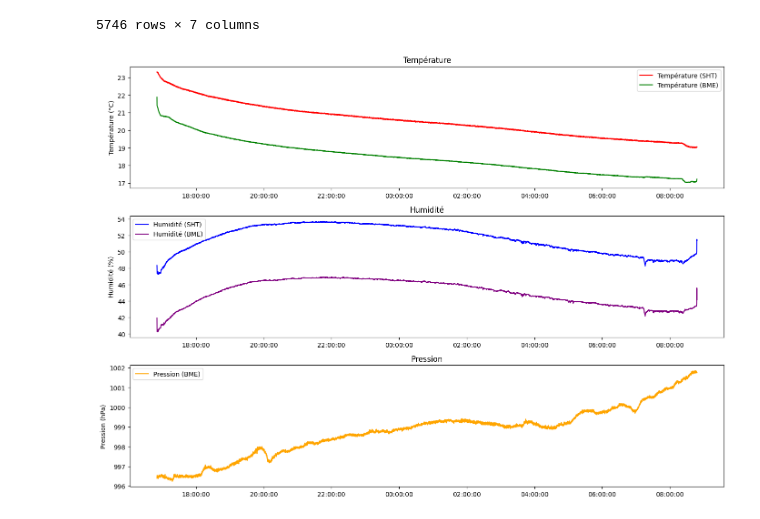
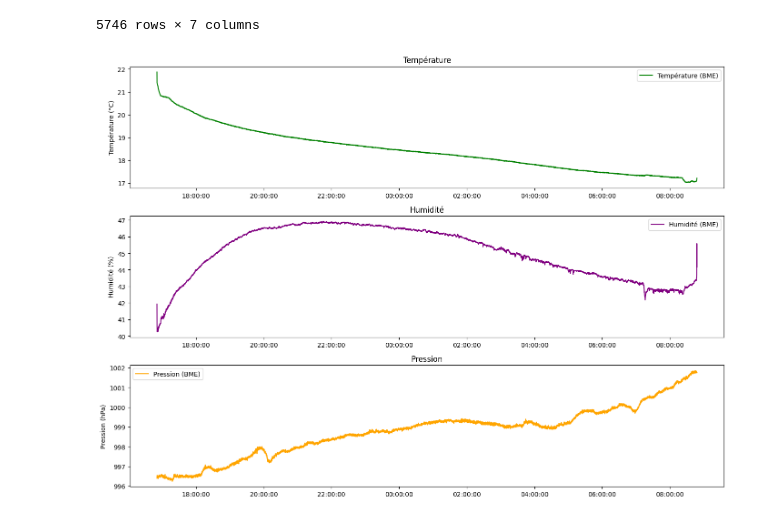
Before and after one commit to KylianJrd/orn_environmental_monitoring, a Jupyter notebook: Mesure/ComparaisonLinéarité.ipynb, the cells around one changed output. Saved outputs shown, nothing was run; the diff lists cells and outputs as text; code cells hidden in the pictures.

```diff
--- a/Mesure/ComparaisonLinéarité.ipynb
+++ b/Mesure/ComparaisonLinéarité.ipynb
@@ -97,42 +101,42 @@ fig, axs = plt.subplots(3, 1, figsize=(14, 10))
 
 
 # Tracé des données
-axs[0].plot(df['timestamp_paris'], df['c_dht'], color='red', label='Température (SHT)')
-axs[0].set_title('Température')
-axs[0].set_ylabel('Température (°C)')
+#axs[0].plot(df['timestamp_paris'], df['c_dht'], color='red', label='Température (SHT)')
+#axs[0].set_title('Température')
+#axs[0].set_ylabel('Température (°C)')
 
-axs[1].plot(df['timestamp_paris'], df['h_dht'], color='blue', label='Humidité (SHT)')
-axs[1].set_title('Humidité')
-axs[1].set_ylabel('Humidité (%)')
+#axs[1].plot(df['timestamp_paris'], df['h_dht'], color='blue', label='Humidité (SHT)')
+#axs[1].set_title('Humidité')
+#axs[1].set_ylabel('Humidité (%)')
 
 axs[0].plot(df['timestamp_paris'], df['c_bme'], color='green', label='Température (BME)')
 axs[0].set_title('Température')
 axs[0].set_ylabel('Température (°C)')
 
 axs[2].plot(df['timestamp_paris'], df['p_bme'], color='orange', label='Pression (BME)')
 axs[2].set_title('Pression')
 axs[2].set_ylabel('Pression (hPa)')
 
 axs[1].plot(df['timestamp_paris'], df['h_bme'], color='purple', label='Humidité (BME)')
 axs[1].set_title('Humidité')
 axs[1].set_ylabel('Humidité (%)')
 
 # Ajout de la légende
 for ax in axs.flat:
     ax.legend()
 
 # Formatter les dates sur l'axe x en heures avec le fuseau horaire de Paris
 for ax in axs.flat:
     ax.xaxis.set_major_formatter(mdates.DateFormatter('%H:%M:%S', tz=timezone('Europe/Paris')))
 
 
 # Ajustement du placement des subplots
 plt.tight_layout()
 
 # Affichage du graphique
 #plt.show()
 # %% [output]
-[figure, old version]
+[figure, new version]
 # %%
 import matplotlib.pyplot as plt
 import matplotlib.dates as mdates
```
Also changed, not shown: parts of 5 cells of this notebook.
